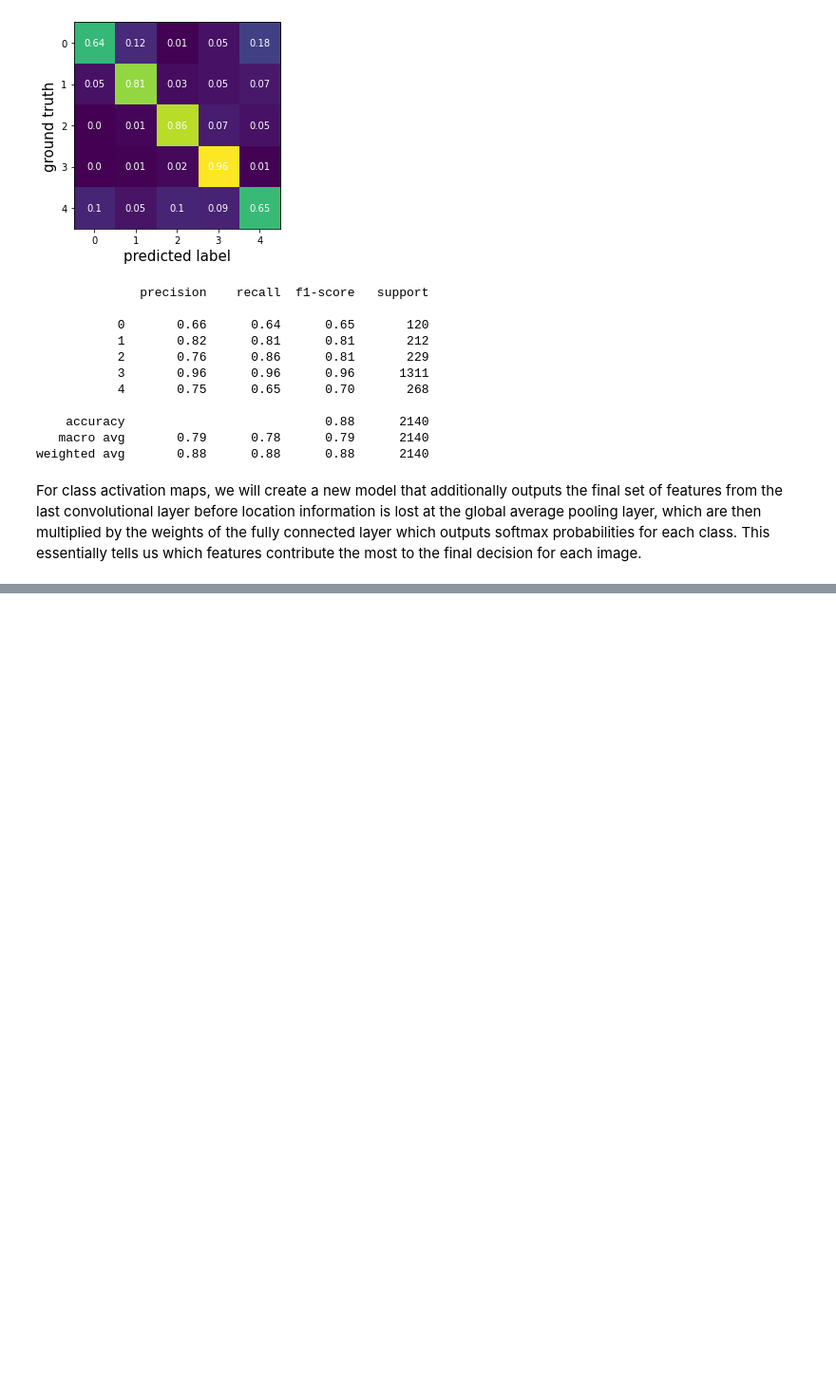
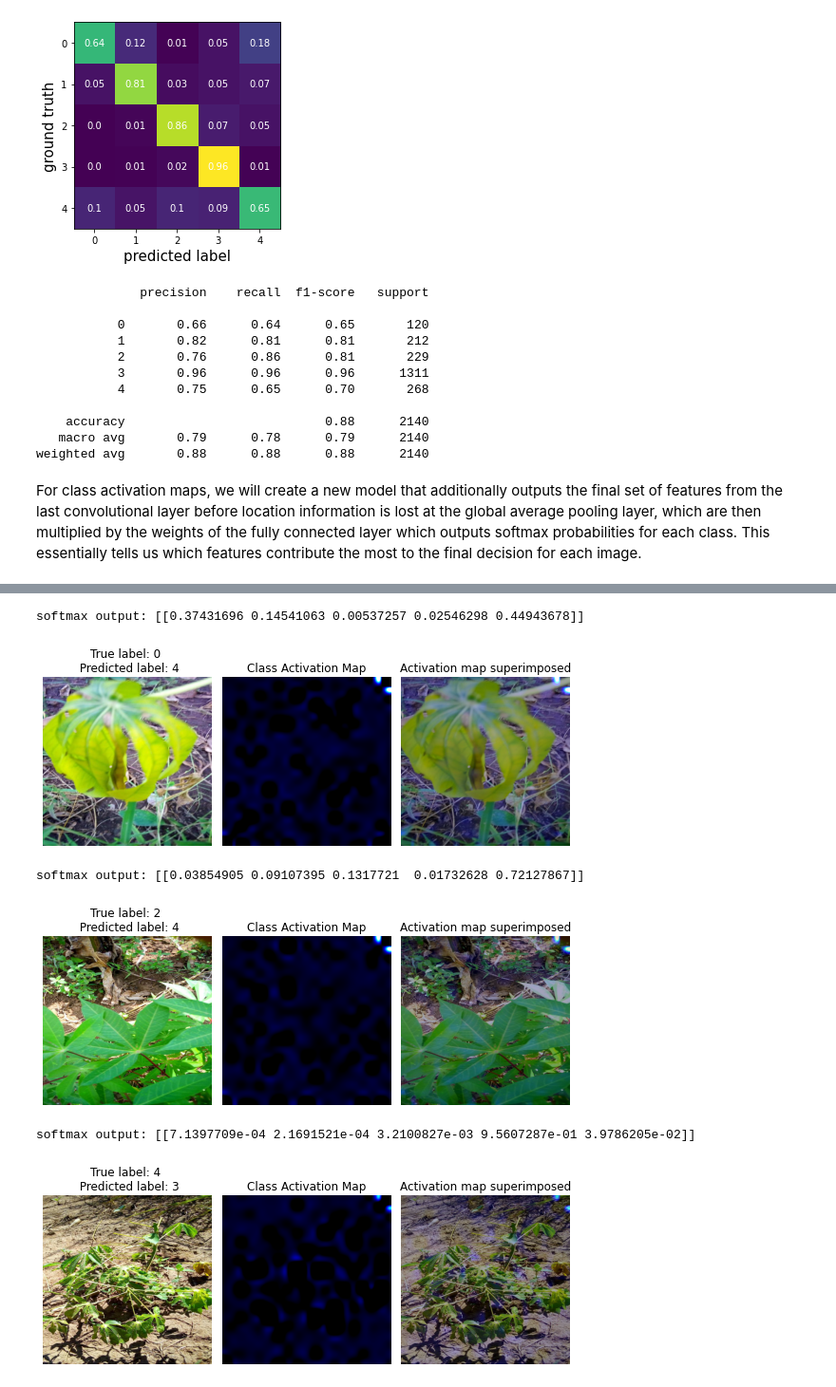
Before and after one commit to fudw/cassava-diseases-classification, a Jupyter notebook: cassava-diseases-classification-tf.ipynb, the cells around one changed output, grey strips where cells are left out. Shown at 95% size. Saved outputs shown, nothing was run; the diff lists cells and outputs as text; code cells hidden in the pictures; blank space fills up the shorter version.

```diff
--- a/cassava-diseases-classification-tf.ipynb
+++ b/cassava-diseases-classification-tf.ipynb
@@ -574,0 +591,12 @@ for index in range(1):
+# %%
+# display CAM for three random, misclassificed images
+for index in val_pred_df[val_pred_df.label != val_pred_df.prediction].sample(3).index.values:
+
+    convert_and_classify(index)
+# %% [output]
+softmax output: [[0.37431696 0.14541063 0.00537257 0.02546298 0.44943678]]
+[figure, added]
+softmax output: [[0.03854905 0.09107395 0.1317721  0.01732628 0.72127867]]
+[figure, added]
+softmax output: [[7.1397709e-04 2.1691521e-04 3.2100827e-03 9.5607287e-01 3.9786205e-02]]
+[figure, added]
```
Also changed, not shown: parts of 20 cells of this notebook.
